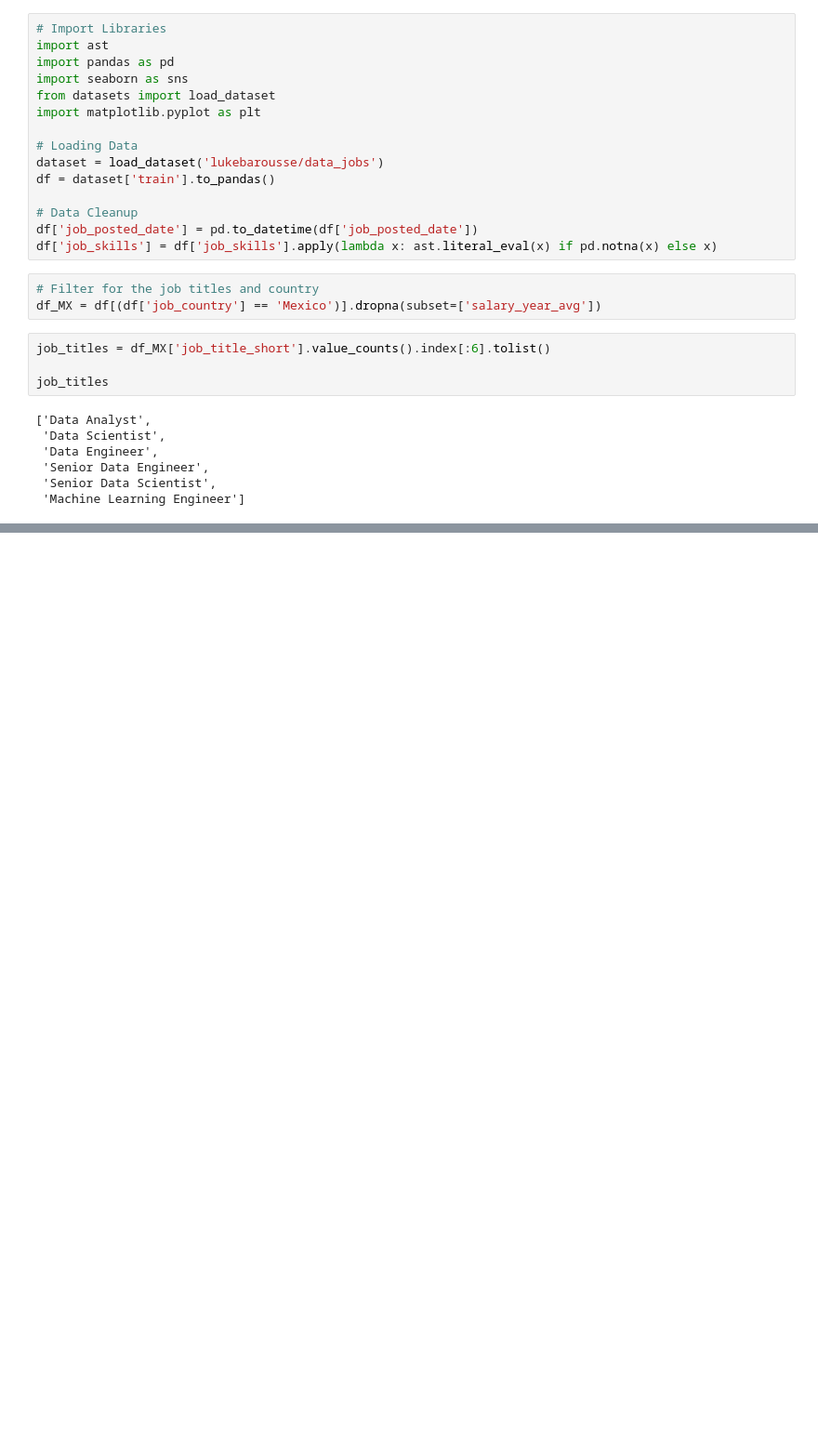
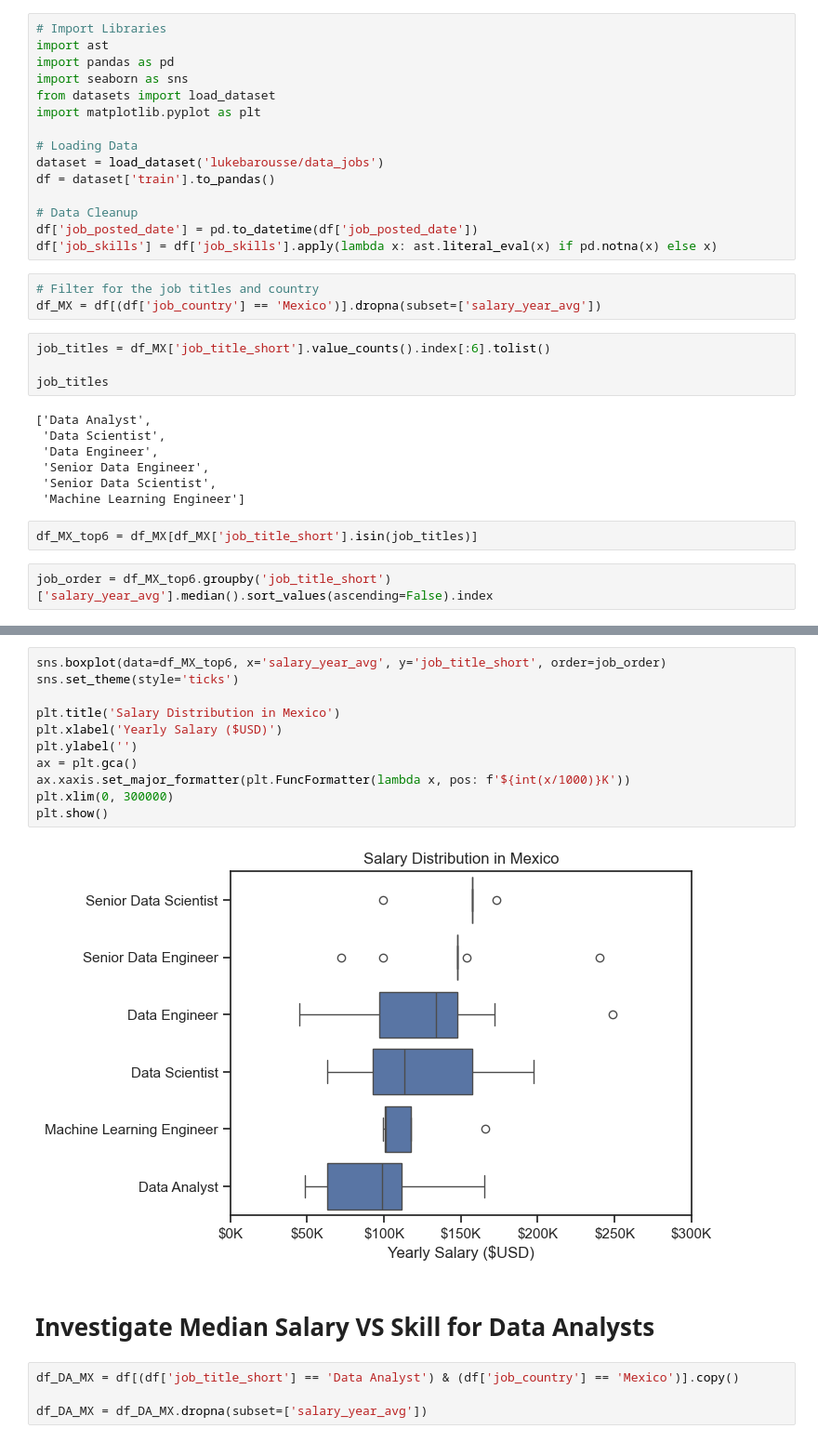
Before and after one commit to yanisg96/Python_Data_Project_1, a Jupyter notebook: 3_Project/4_Salary_Analysis.ipynb, the cells around one changed output, grey strips where cells are left out. Shown at 93% size. Drawn from its saved outputs; the diff is of its cells as text; blank space fills up the shorter version.

Commit message:
salary analysis part 4, readme still pending insights

```diff
--- a/3_Project/4_Salary_Analysis.ipynb
+++ b/3_Project/4_Salary_Analysis.ipynb
@@ -35,3 +35,7 @@ job_titles
  'Senior Data Engineer',
  'Senior Data Scientist',
  'Machine Learning Engineer']
+# %%
+df_MX_top6 = df_MX[df_MX['job_title_short'].isin(job_titles)]
+# %%
+job_order = df_MX_top6.groupby('job_title_short')['salary_year_avg'].median().sort_values(ascending=False).index
@@ -37,0 +53,19 @@ job_titles
+# %%
+sns.boxplot(data=df_MX_top6, x='salary_year_avg', y='job_title_short', order=job_order)
+sns.set_theme(style='ticks')
+
+plt.title('Salary Distribution in Mexico')
+plt.xlabel('Yearly Salary ($USD)')
+plt.ylabel('')
+ax = plt.gca()
+ax.xaxis.set_major_formatter(plt.FuncFormatter(lambda x, pos: f'${int(x/1000)}K'))
+plt.xlim(0, 300000)
+plt.show()
+# %% [output]
+[figure, added]
+# %% [markdown]
+# Investigate Median Salary VS Skill for Data Analysts
+# %%
+df_DA_MX = df[(df['job_title_short'] == 'Data Analyst') & (df['job_country'] == 'Mexico')].copy()
+
+df_DA_MX = df_DA_MX.dropna(subset=['salary_year_avg'])
```
Also changed, not shown: parts of 5 cells of this notebook, 3 other files.
